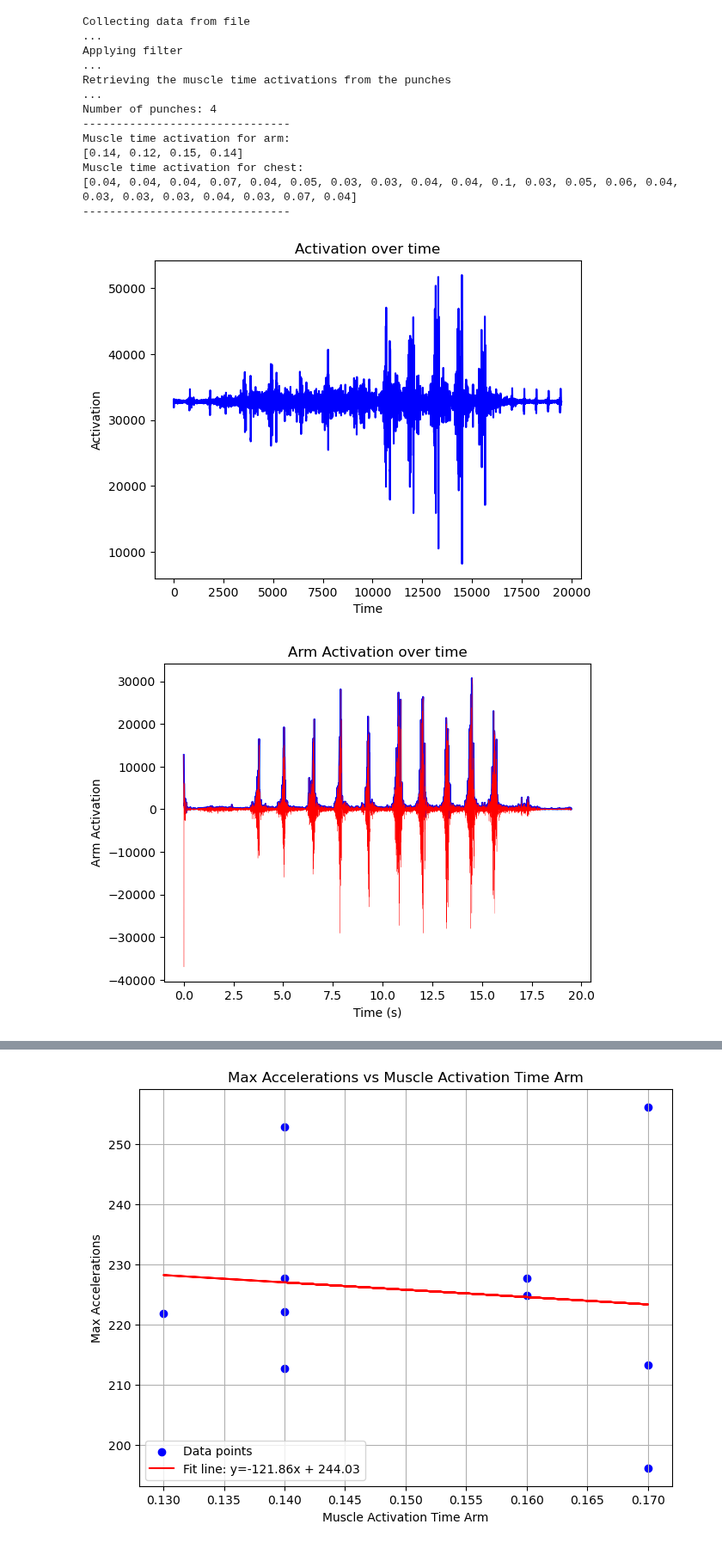
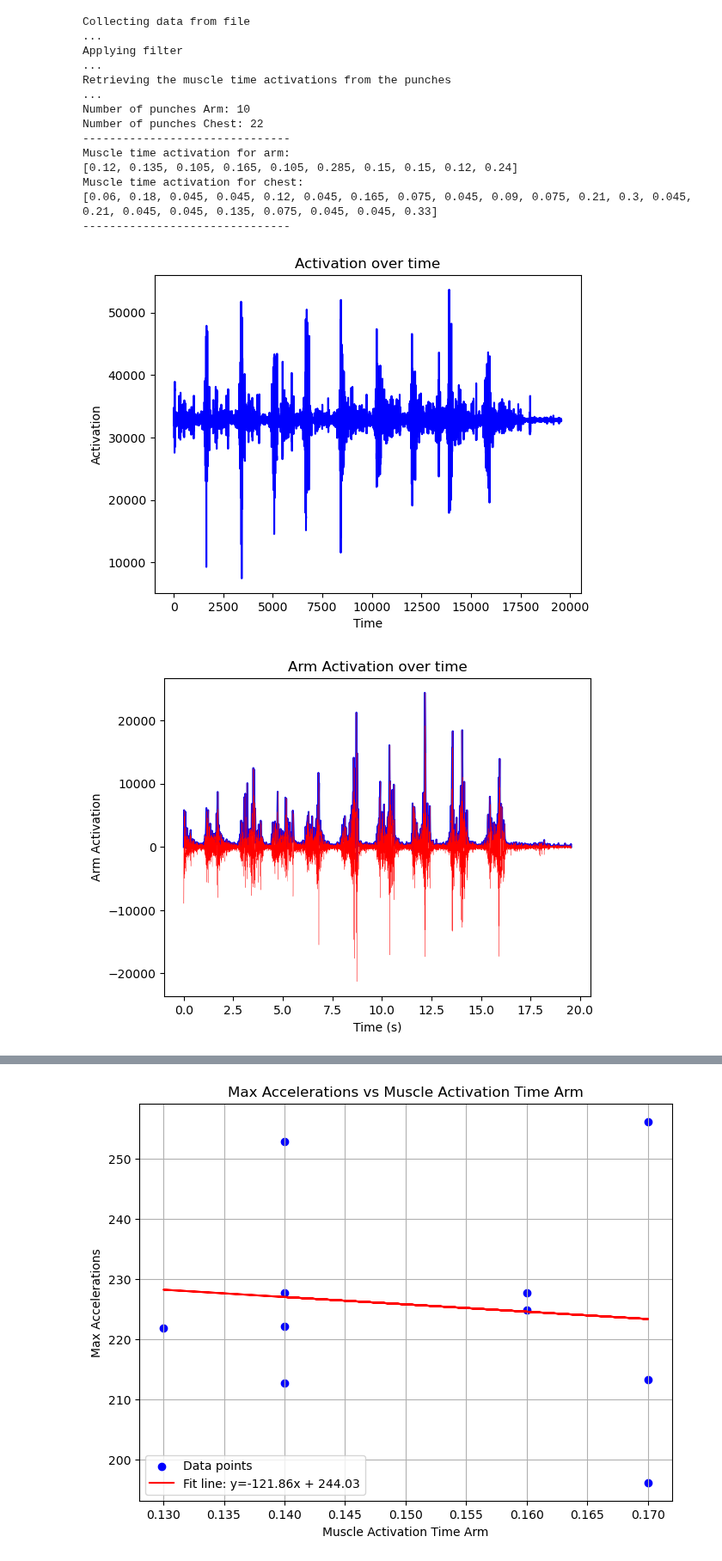
Before and after one commit to ellaVillfor/Project-course-CM2024, a Jupyter notebook: pipeline_cm2024.ipynb, the cells around one changed output, grey strips where cells are left out. Shown at 86% size. Drawn from its saved outputs; the diff is of its cells as text; code cells hidden in the pictures.

```diff
--- a/pipeline_cm2024.ipynb
+++ b/pipeline_cm2024.ipynb
@@ -38,19 +40,20 @@ adjustedEmgArm = apply_filter(emgDataArm, lowcut, highcut, sampleRate) # adjuste
 adjustedEmgChest = apply_filter(emgDataChest, lowcut, highcut, sampleRate)
 print("Applying filter")
 print("...")
-window = 11 # ella jab = 11
-diffThreashold = 6 #for lorenzo_jab:6   lorenzo_hook:5   ioanna_jab:11   ioanna_hook:4    ella jab:6
-diffThreasholdChest = 5 #for lorenzo_jab:2   lorenzo_hook:N/A   ioanna_jab:2   ioanna_hook:N/A   ella jab: N/A
+window = 15 # ella jab = 11   bea_hook = 15
+diffThreashold = 6 #for lorenzo_jab:6   lorenzo_hook:5   ioanna_jab:11   ioanna_hook:4    ella_jab:6   ella_hook:4   bea_jab:7   bea_hook:6
+diffThreasholdChest = 2 #for lorenzo_jab:2   lorenzo_hook:N/A   ioanna_jab:2   ioanna_hook:N/A   ella_jab: N/A   ella_hook:N/A   bea_jab:N/A   bea_hook:N/A
 envelopeValuesArm,timeValuesEnvelopeArm = envelope_emg(adjustedEmgArm,window,sampleRate)
 envelopeValuesChest,timeValuesEnvelopeChest = envelope_emg(adjustedEmgChest,window,sampleRate)
-zoomThreshold = 2500 #ioanna_hook:3100 #ella jab = 2500
+zoomThreshold = 2000 #ioanna_hook:3100   ella_jab:2500 ella_hook:1500
 zoomThresholdChest = 2000
 print("Retrieving the muscle time activations from the punches")
 print("...")
 
 muscleActivationTimeArm = get_muscle_time(envelopeValuesArm,zoomThreshold,window,sampleRate,diffThreashold)
-print(f"Number of punches: {len(muscleActivationTimeArm)}")
+print(f"Number of punches Arm: {len(muscleActivationTimeArm)}")
 muscleActivationTimeChest = get_muscle_time(envelopeValuesChest,zoomThresholdChest,window,sampleRate,diffThreasholdChest)
+print(f"Number of punches Chest: {len(muscleActivationTimeChest)}")
 print('-------------------------------')
 print('Muscle time activation for arm:')
 print(muscleActivationTimeArm)
@@ -62,35 +65,36 @@ plt.plot(emgDataChest, "b")
 #plt.plot(timeValues,adjustedEmgArm, "r", lw = 0.2)
 plt.xlabel('Time')
 plt.ylabel('Activation')
 plt.title('Activation over time')
 plt.show()
 
 plt.plot(timeValuesEnvelopeArm, envelopeValuesArm, "b")
 plt.plot(timeValues,adjustedEmgArm, "r", lw = 0.2)
 plt.xlabel('Time (s)')
 plt.ylabel('Arm Activation')
 plt.title('Arm Activation over time')
 plt.show()
 
 plt.plot(timeValuesEnvelopeChest, envelopeValuesChest, "b")
 plt.plot(timeValues,adjustedEmgChest, "r", lw = 0.2)
 plt.xlabel('Time (s)')
 plt.ylabel('Chest Activation')
 plt.title('Chest Activation over time')
 plt.show()
 # %% [output]
 Collecting data from file
 ...
 Applying filter
 ...
 Retrieving the muscle time activations from the punches
 ...
-Number of punches: 4
+Number of punches Arm: 10
+Number of punches Chest: 22
 -------------------------------
 Muscle time activation for arm:
-[0.14, 0.12, 0.15, 0.14]
+[0.12, 0.135, 0.105, 0.165, 0.105, 0.285, 0.15, 0.15, 0.12, 0.24]
 Muscle time activation for chest:
-[0.04, 0.04, 0.04, 0.07, 0.04, 0.05, 0.03, 0.03, 0.04, 0.04, 0.1, 0.03, 0.05, 0.06, 0.04, 0.03, 0.03, 0.03, 0.04, 0.03, 0.07, 0.04]
+[0.06, 0.18, 0.045, 0.045, 0.12, 0.045, 0.165, 0.075, 0.045, 0.09, 0.075, 0.21, 0.3, 0.045, 0.21, 0.045, 0.045, 0.135, 0.075, 0.045, 0.045, 0.33]
 -------------------------------
-[figure, old version]
+[figure, new version]
-[figure, old version]
+[figure, new version]
```
Also changed, not shown: parts of 4 cells of this notebook.
